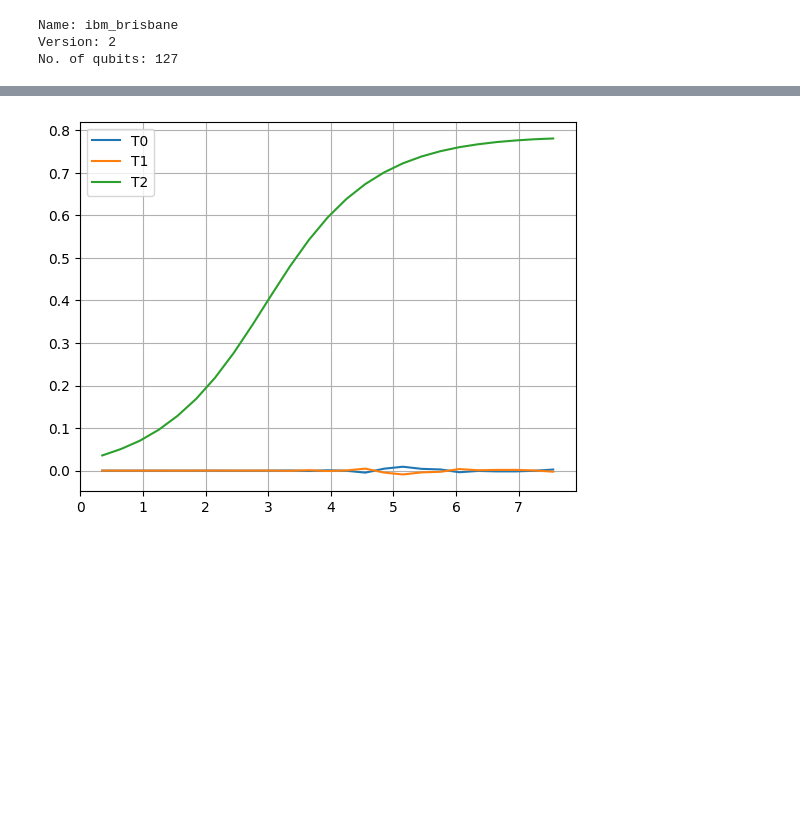
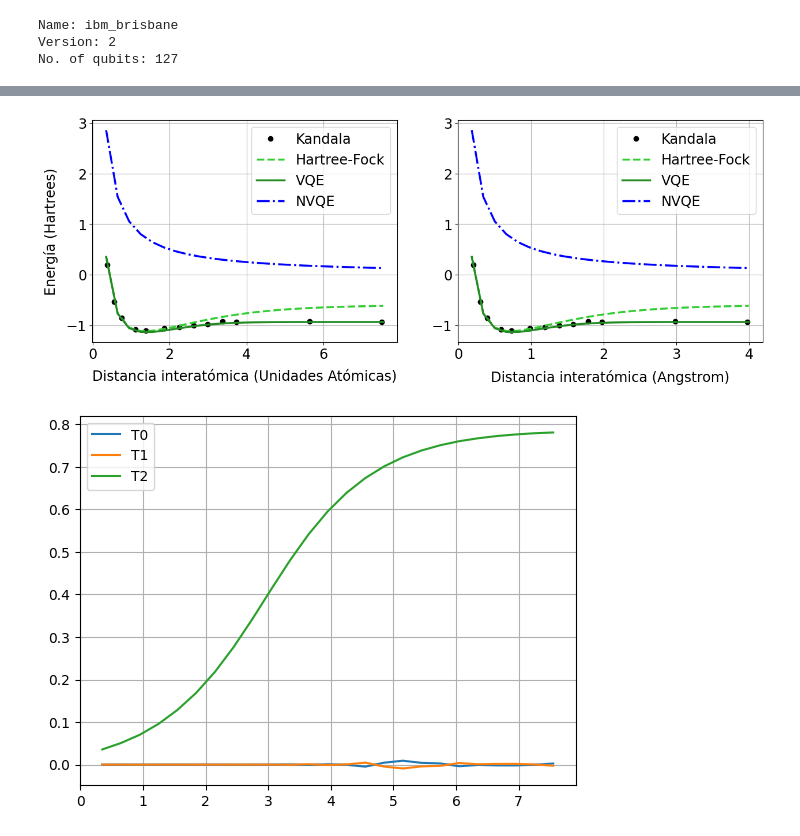
Before and after one commit to ro-sgr/tesis-licenciatura, a Jupyter notebook: (4) VQE.ipynb, the cells around one changed output, grey strips where cells are left out. Cells and saved outputs as stored; diff of their text form; code cells hidden in the pictures; blank space fills up the shorter version.

```diff
--- a/(4) VQE.ipynb
+++ b/(4) VQE.ipynb
@@ -273,9 +276,9 @@ for i in range(total):
     ## La iteración i+1 considera como parámetros iniciales los parámetros optimizados de la i-ésima iteración
     init_params = noisy_optimized_params[i-1] if (i != 0) else None
 
-    noisy_params, noisy_energy_VQE = VQE(distances[i], "ibm_brisbane", 3)
-    noisy_optimized_params.append(noisy_params)
-    noisy_VQE_energy.append(noisy_energy_VQE)
+    params, energy = VQE(distances[i], "ibm_brisbane", 3)
+    noisy_optimized_params.append(params)
+    noisy_VQE_energy.append(energy)
 
     val = int(np.round((i+1)*100/total))
     if val >= counter:
@@ -358,3 +318,10 @@ plt.show()
+# %%
+# VQE con ruido
+datasets = [HF, VQE, noisyVQE]
+nombre = 'noisyVQE'
+graficarVQE(nombre, ref=Kandala, datasets=datasets)
+# %% [output]
+[figure, added]
 # %%
 t0 = [params[0] for params in optimized_params]
 t1 = [params[1] for params in optimized_params]
```
Also changed, not shown: parts of 10 cells of this notebook, 8 other files.
